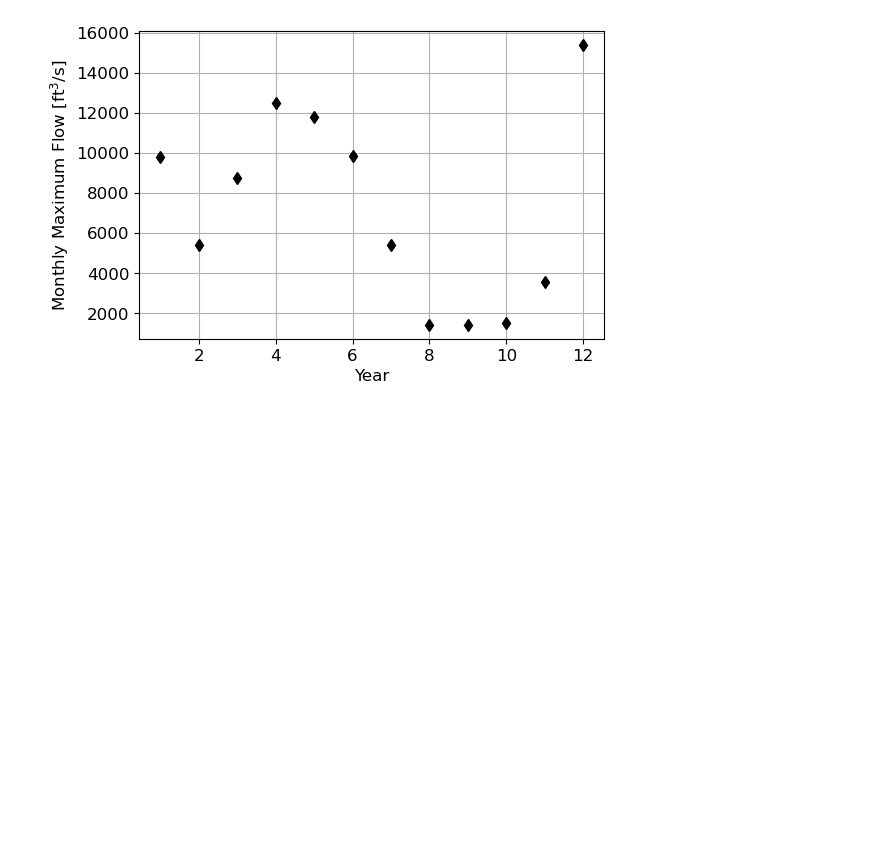
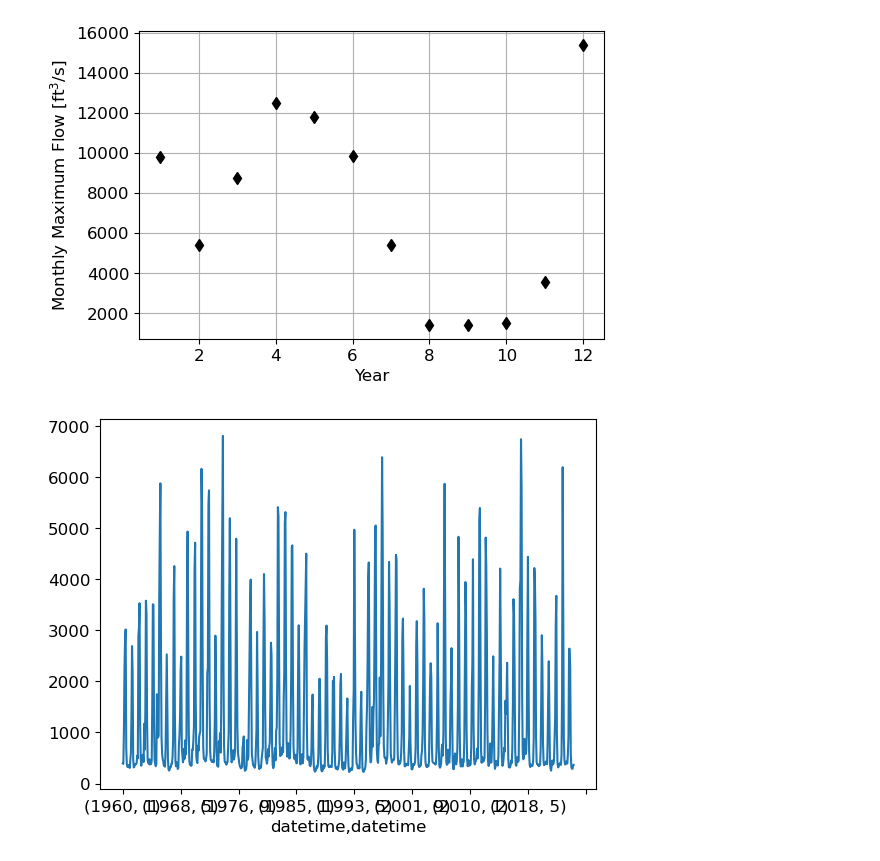
Before and after one commit to isabellawelk/iw-geos505, a Jupyter notebook: Unit 03/03.2 Time Series Data with Pandas.ipynb, the cells around one changed output. Cells and saved outputs as stored; diff of their text form; code cells hidden in the pictures; blank space fills up the shorter version.

```diff
--- a/Unit 03/03.2 Time Series Data with Pandas.ipynb
+++ b/Unit 03/03.2 Time Series Data with Pandas.ipynb
@@ -236,3 +236,7 @@ plt.grid('on')
 plt.show()
 # %% [output]
 [figure]
+# %%
+BoiseRiver_AnnMaxQ = BoiseRiverQ['00060_Mean'].groupby([BoiseRiverQ.index.year,BoiseRiverQ.index.month]).mean().plot()
+# %% [output]
+[figure, added]
```
Also changed, not shown: 2 other files.
